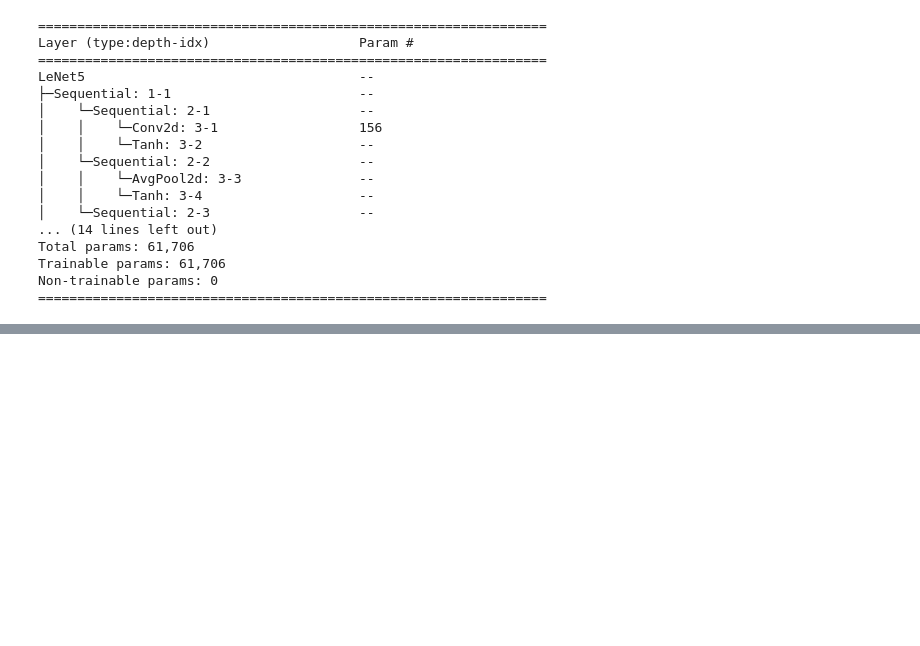
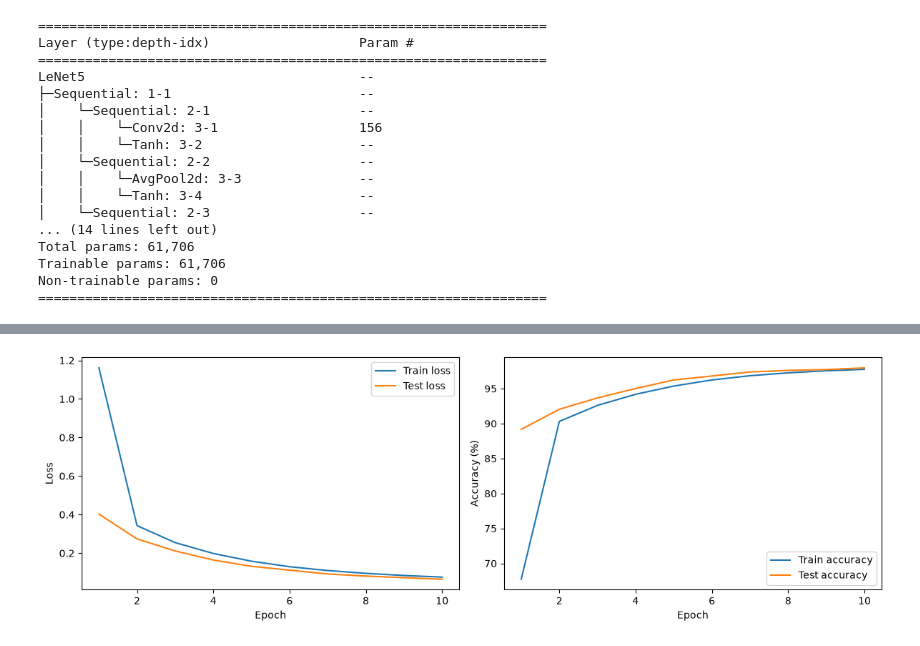
Before and after one commit to Agoth24/deep-learning-papers, a Jupyter notebook: lenet-5/lenet_5.ipynb, the cells around one changed output, grey strips where cells are left out. Cells and saved outputs as stored; diff of their text form; code cells hidden in the pictures; blank space fills up the shorter version.

```diff
--- a/lenet-5/lenet_5.ipynb
+++ b/lenet-5/lenet_5.ipynb
@@ -141,0 +135,4 @@ Non-trainable params: 0
+# %%
+trainer.plot()
+# %% [output]
+[figure, added]
```
Also changed, not shown: parts of 1 cell of this notebook.
